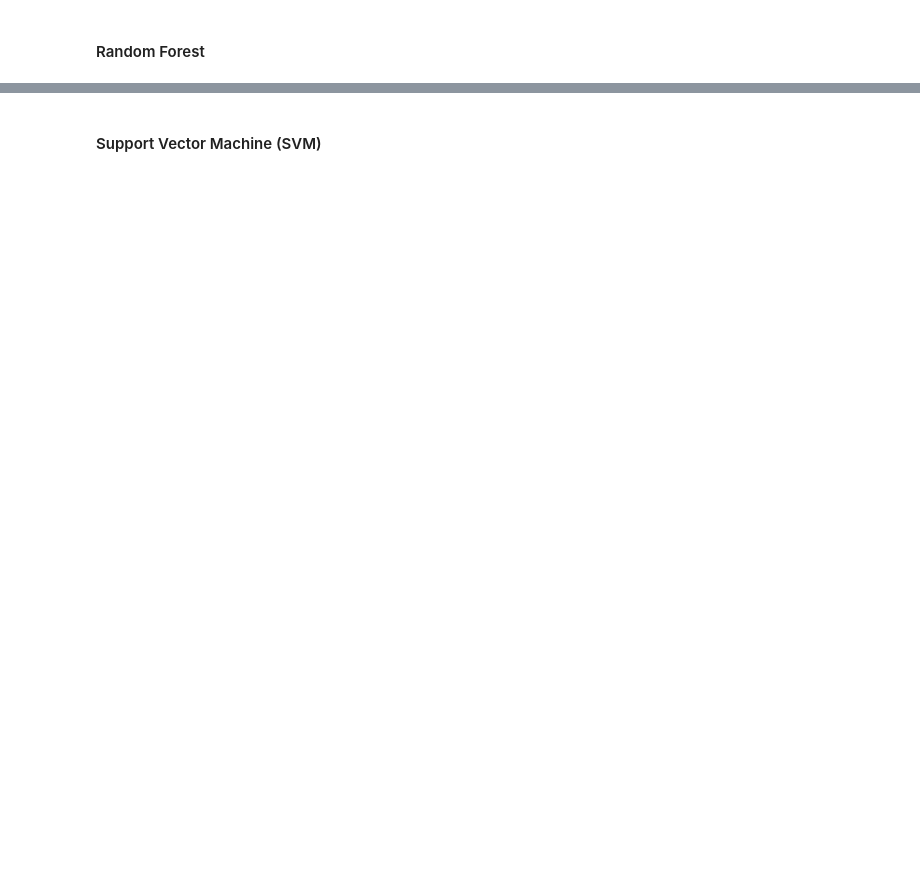
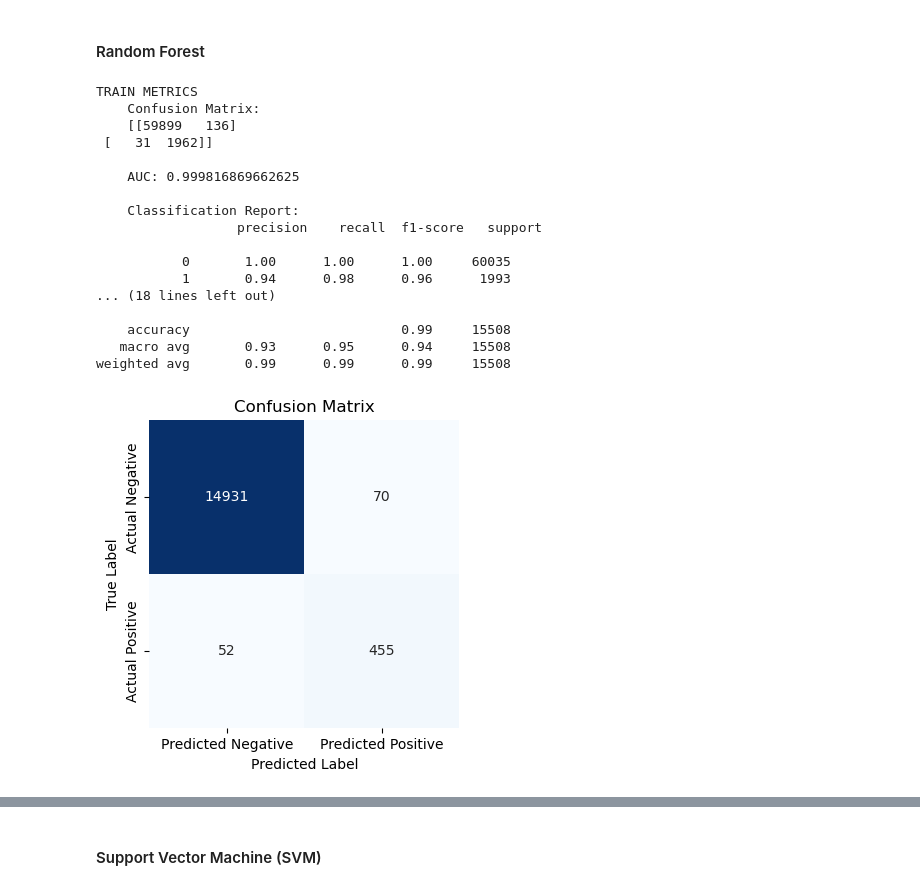
Before and after one commit to martabaker/ds_module_20_sup_learning, a Jupyter notebook: Starter_Code/credit_risk_hw.ipynb, the cells around one changed output, grey strips where cells are left out. Drawn from its saved outputs; the diff is of its cells as text; code cells hidden in the pictures; blank space fills up the shorter version.

```diff
--- a/Starter_Code/credit_risk_hw.ipynb
+++ b/Starter_Code/credit_risk_hw.ipynb
@@ -223,2 +360,27 @@ NameError: name 'accuracy' is not defined
 # %% [markdown]
 #### Random Forest
+# %%
+# Using classModel function
+# init the model
+rf = RandomForestClassifier(random_state=1)
+
+classModel(rf, X_train, X_test, y_train, y_test)
+# %% [output]
+TRAIN METRICS
+    Confusion Matrix:
+    [[59899   136]
+ [   31  1962]]
+
+    AUC: 0.999816869662625
+
+    Classification Report:
+                  precision    recall  f1-score   support
+
+           0       1.00      1.00      1.00     60035
+           1       0.94      0.98      0.96      1993
+... (18 lines left out)
+
+    accuracy                           0.99     15508
+   macro avg       0.93      0.95      0.94     15508
+weighted avg       0.99      0.99      0.99     15508
+[figure, added]
```
Also changed, not shown: parts of 15 cells of this notebook.
